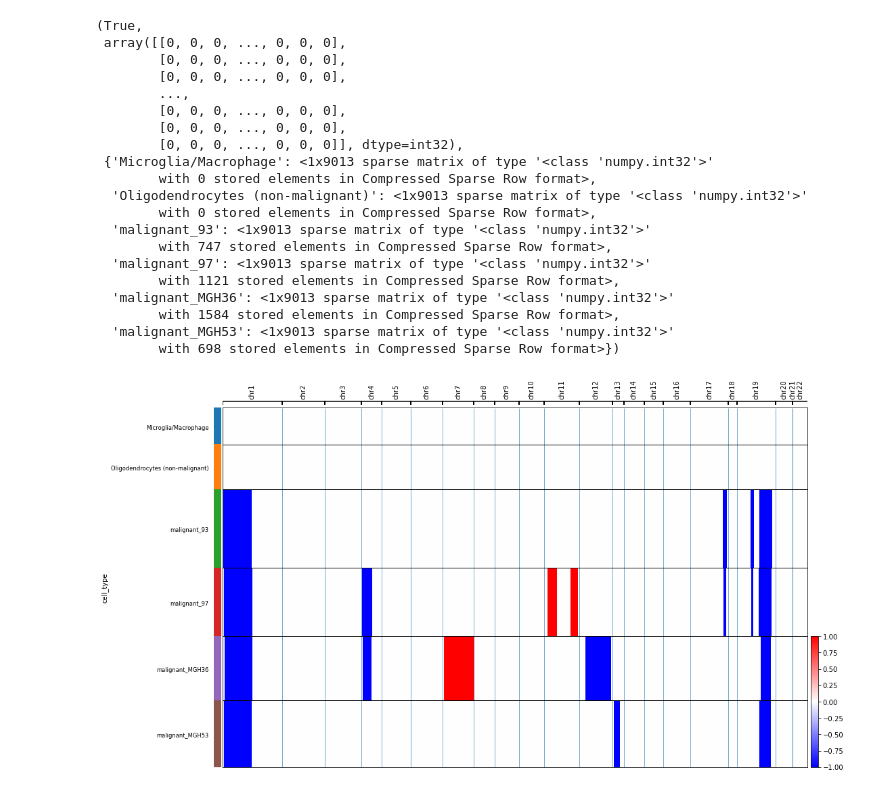
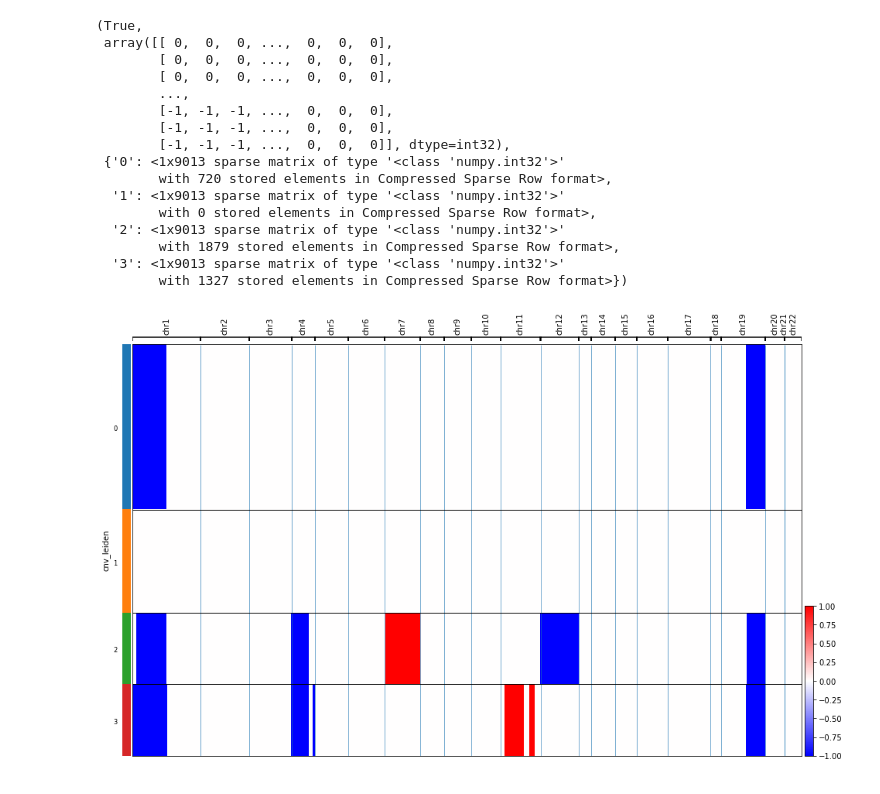
Before and after one commit to icbi-lab/infercnvpy, a Jupyter notebook: docs/notebooks/evaluating_hmm/Quickstart HMM.ipynb, the cells around one changed output. Drawn from its saved outputs; the diff is of its cells as text; code cells hidden in the pictures.

Commit message:
Removed subclonal clustering for malignant cells

```diff
--- a/docs/notebooks/evaluating_hmm/Quickstart HMM.ipynb
+++ b/docs/notebooks/evaluating_hmm/Quickstart HMM.ipynb
@@ -22,2 +25,0 @@ cnv.pl.chromosome_heatmap(adata, use_rep='cnv', groupby="cell_type")
-# %%
-adata.obsm['X_cnv'] = adata.obsm['X_cnv'].toarray()
@@ -30,33 +36,29 @@ cnv.tl.hmm_denoising(
     adata=adata,
     reference_key='cell_type',
     reference_cat=["Oligodendrocytes (non-malignant)", "Microglia/Macrophage"],
-    subclone_key='cell_type',
+    subclone_key='cnv_leiden',
     key_used = 'cnv',
-    key_added = 'hmm_iters',
-    iterations=10,
+    key_added = 'hmm',
+    iterations=6
 )
 # %% [output]
 (True,
- array([[0, 0, 0, ..., 0, 0, 0],
-        [0, 0, 0, ..., 0, 0, 0],
-        [0, 0, 0, ..., 0, 0, 0],
+ array([[ 0,  0,  0, ...,  0,  0,  0],
+        [ 0,  0,  0, ...,  0,  0,  0],
+        [ 0,  0,  0, ...,  0,  0,  0],
         ...,
-        [0, 0, 0, ..., 0, 0, 0],
-        [0, 0, 0, ..., 0, 0, 0],
-        [0, 0, 0, ..., 0, 0, 0]], dtype=int32),
- {'Microglia/Macrophage': <1x9013 sparse matrix of type '<class 'numpy.int32'>'
+        [-1, -1, -1, ...,  0,  0,  0],
+        [-1, -1, -1, ...,  0,  0,  0],
+        [-1, -1, -1, ...,  0,  0,  0]], dtype=int32),
+ {'0': <1x9013 sparse matrix of type '<class 'numpy.int32'>'
+        with 720 stored elements in Compressed Sparse Row format>,
+  '1': <1x9013 sparse matrix of type '<class 'numpy.int32'>'
         with 0 stored elements in Compressed Sparse Row format>,
-  'Oligodendrocytes (non-malignant)': <1x9013 sparse matrix of type '<class 'numpy.int32'>'
-        with 0 stored elements in Compressed Sparse Row format>,
-  'malignant_93': <1x9013 sparse matrix of type '<class 'numpy.int32'>'
-        with 747 stored elements in Compressed Sparse Row format>,
-  'malignant_97': <1x9013 sparse matrix of type '<class 'numpy.int32'>'
-        with 1121 stored elements in Compressed Sparse Row format>,
-  'malignant_MGH36': <1x9013 sparse matrix of type '<class 'numpy.int32'>'
-        with 1584 stored elements in Compressed Sparse Row format>,
-  'malignant_MGH53': <1x9013 sparse matrix of type '<class 'numpy.int32'>'
-        with 698 stored elements in Compressed Sparse Row format>})
+  '2': <1x9013 sparse matrix of type '<class 'numpy.int32'>'
+        with 1879 stored elements in Compressed Sparse Row format>,
+  '3': <1x9013 sparse matrix of type '<class 'numpy.int32'>'
+        with 1327 stored elements in Compressed Sparse Row format>})
 # %%
-cnv.pl.chromosome_heatmap(adata, use_rep='hmm_iters', groupby="cell_type")
+cnv.pl.chromosome_heatmap(adata, use_rep='hmm', groupby="cnv_leiden")
 # %% [output]
-[figure, old version]
+[figure, new version]
```
Also changed, not shown: parts of 10 cells of this notebook, 6 other files.
